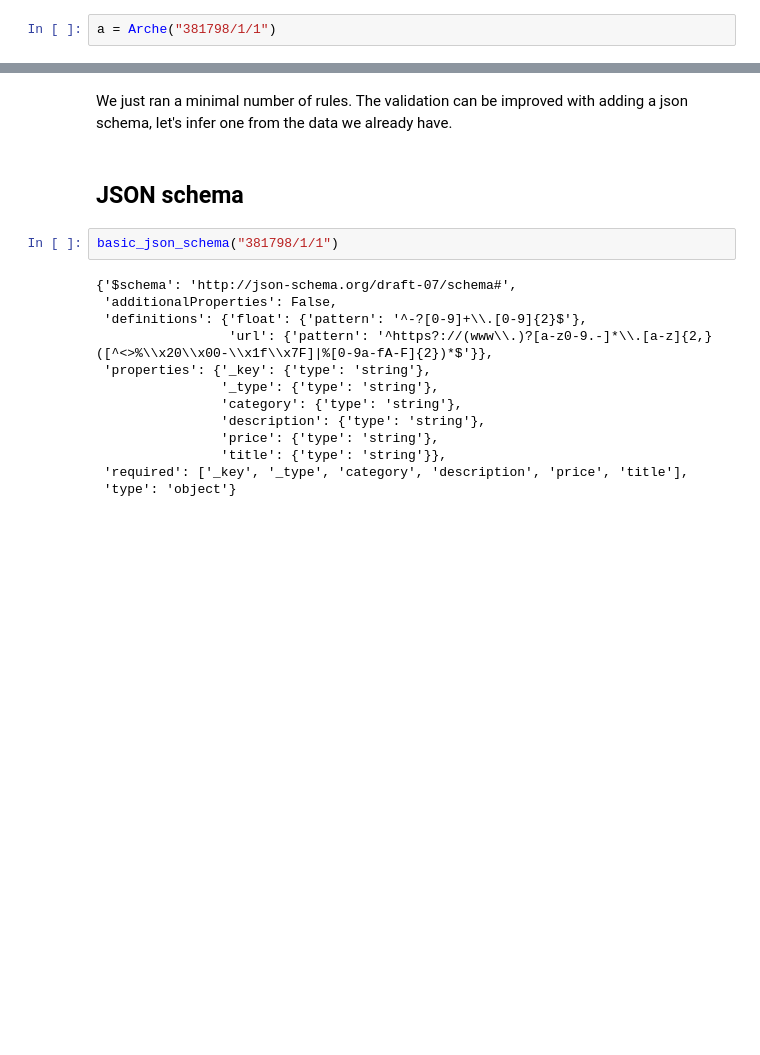
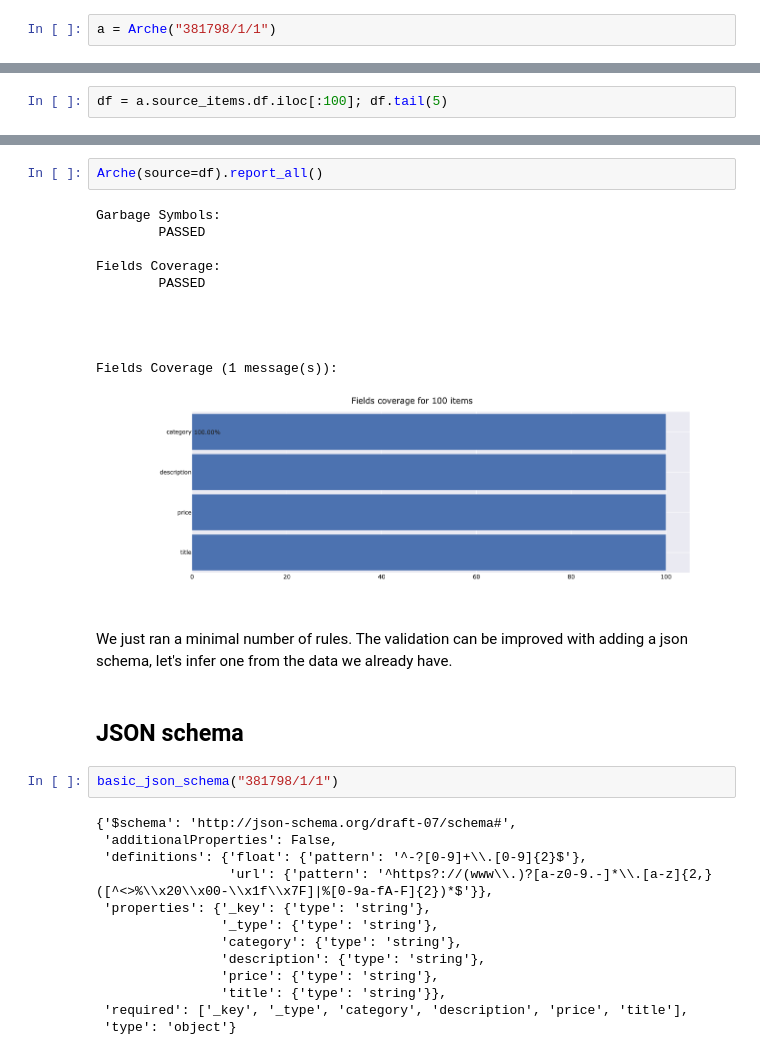
Before and after one commit to scrapinghub/arche, a Jupyter notebook: docs/source/nbs/basics.ipynb, the cells around one changed output, grey strips where cells are left out. Drawn from its saved outputs; the diff is of its cells as text; blank space fills up the shorter version.

Commit message:
Add items docs

```diff
--- a/docs/source/nbs/basics.ipynb
+++ b/docs/source/nbs/basics.ipynb
@@ -32,0 +39,2 @@ Fields Coverage (1 message(s)):
+# %%
+df = a.source_items.df.iloc[:100]; df.tail(5)
@@ -33,3 +48,17 @@ Fields Coverage (1 message(s)):
+# %%
+Arche(source=df).report_all()
+# %% [output]
+Garbage Symbols:
+        PASSED
+
+Fields Coverage:
+        PASSED
+
+
+
+
+Fields Coverage (1 message(s)):
+[figure, added]
 # %% [markdown]
 We just ran a minimal number of rules. The validation can be improved with adding a json schema, let's infer one from the data we already have.
 # %% [markdown]
```
Also changed, not shown: parts of 8 cells of this notebook, 4 other files.
